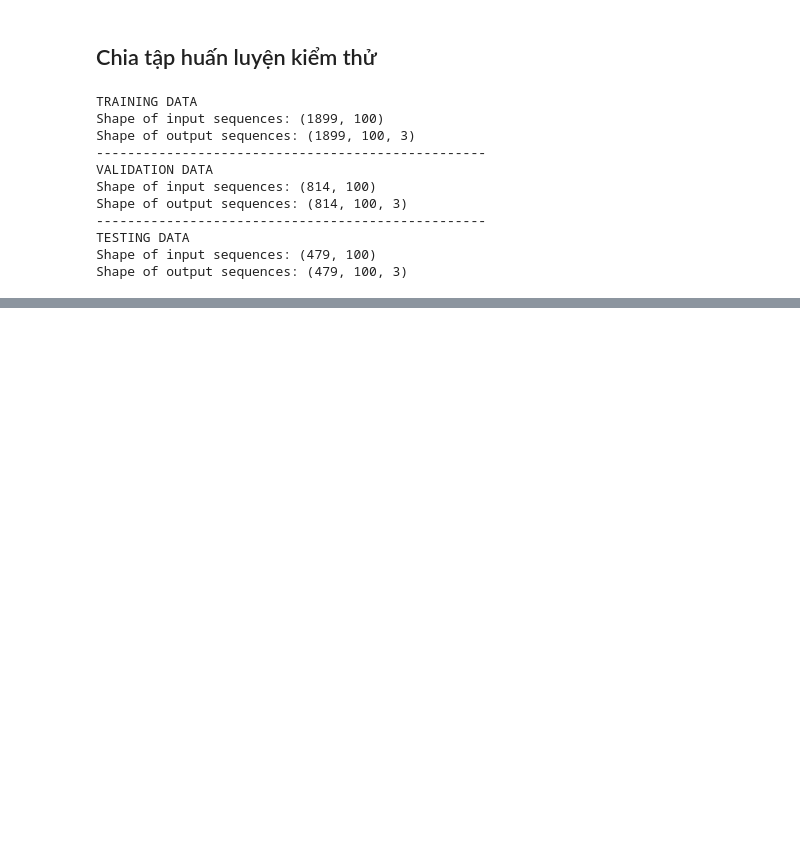
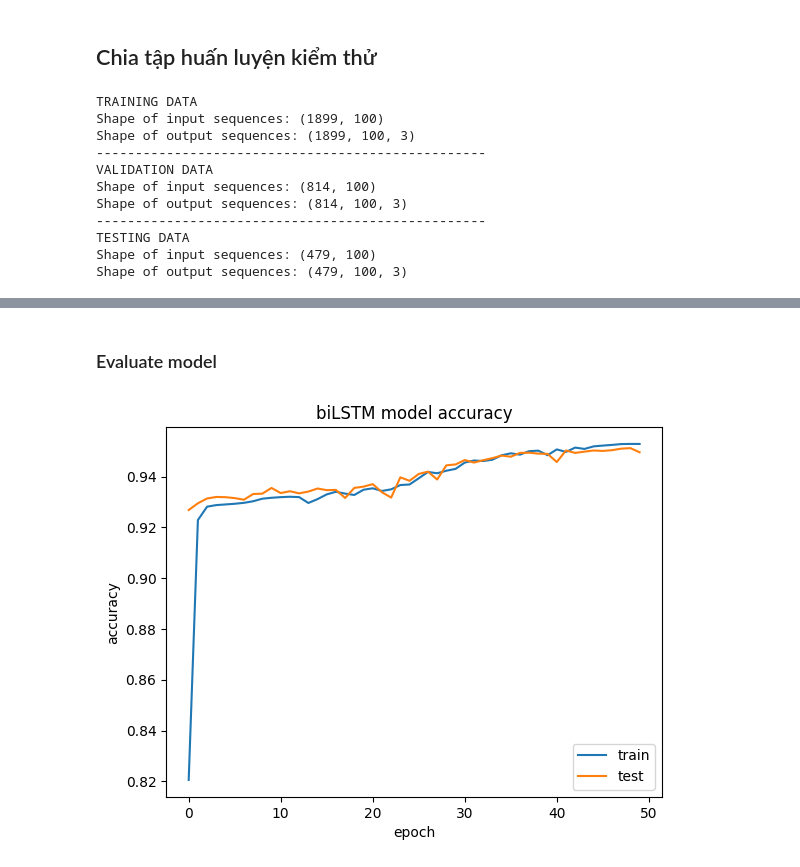
Before and after one commit to tpham1467/PBL7, a Jupyter notebook: NamTruong/preprocess.ipynb, the cells around one changed output, grey strips where cells are left out. Saved outputs shown, nothing was run; the diff lists cells and outputs as text; code cells hidden in the pictures; blank space fills up the shorter version.

Commit message:
[NLP] biLSTM model

```diff
--- a/NamTruong/preprocess.ipynb
+++ b/NamTruong/preprocess.ipynb
@@ -566,0 +716,4 @@ rnn_model.save('my_model.keras')
+# %%
+NUM_CLASSES = Y.shape[2]
+VOCABULARY_SIZE = len(tokenizer.word_index) + 1
+EMBEDDING_SIZE  = 150
@@ -566,0 +722,23 @@ rnn_model.save('my_model.keras')
+# %%
+# biLstmModel = tf.keras.Sequential()
+
+# biLstmModel.add(tf.keras.Input(shape=(max_length,)))
+# biLstmModel.add(tf.keras.layers.Embedding(input_dim=VOCABULARY_SIZE, output_dim=EMBEDDING_SIZE, trainable=False))
+
+# biLstmModel.add(tf.keras.layers.Bidirectional(tf.keras.layers.LSTM(64,  return_sequences=True)))
+# biLstmModel.add(tf.keras.layers.Bidirectional(tf.keras.layers.LSTM(32,  return_sequences=True)))
+
+# biLstmModel.add(tf.keras.layers.TimeDistributed(tf.keras.layers.Dense(NUM_CLASSES, activation='softmax')))
+
+# Creating the model
+biLstmModel = tf.keras.Sequential([
+    tf.keras.Input(shape=(max_length,)),
+    tf.keras.layers.Embedding(input_dim=VOCABULARY_SIZE, output_dim=EMBEDDING_SIZE, trainable=False),
+    tf.keras.layers.Bidirectional(tf.keras.layers.LSTM(64,  return_sequences=True)),
+    tf.keras.layers.Bidirectional(tf.keras.layers.LSTM(32,  return_sequences=True)),
+    tf.keras.layers.TimeDistributed(tf.keras.layers.Dense(NUM_CLASSES, activation='softmax')),
+])
+biLstmModel.summary()
+biLstmModel.compile(loss      =  'categorical_crossentropy',
+                    optimizer =  'Adam',
+                    metrics   =  ['accuracy'])
@@ -566,0 +765,4 @@ rnn_model.save('my_model.keras')
+# %%
+with tf.device('/device:GPU:1'):
+    EPOCHS=50
+    bilstm_training = biLstmModel.fit(X_train, Y_train, batch_size=64, epochs=EPOCHS, validation_data=(X_validation, Y_validation))
@@ -566,0 +787,14 @@ rnn_model.save('my_model.keras')
+# %% [markdown]
+### Evaluate model
+# %%
+import matplotlib.pyplot as plt
+
+plt.plot(bilstm_training.history['accuracy'])
+plt.plot(bilstm_training.history['val_accuracy'])
+plt.title('biLSTM model accuracy')
+plt.ylabel('accuracy')
+plt.xlabel('epoch')
+plt.legend(['train', 'test'], loc="lower right")
+plt.show()
+# %% [output]
+[figure, added]
```
Also changed, not shown: parts of 94 cells of this notebook, 6 other files.
